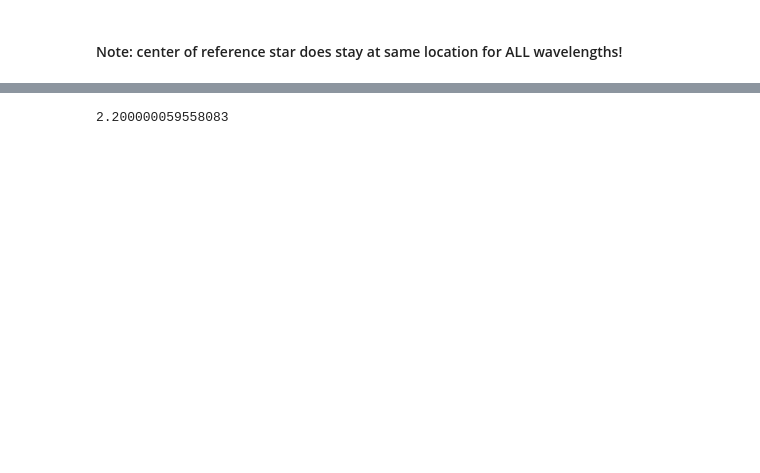
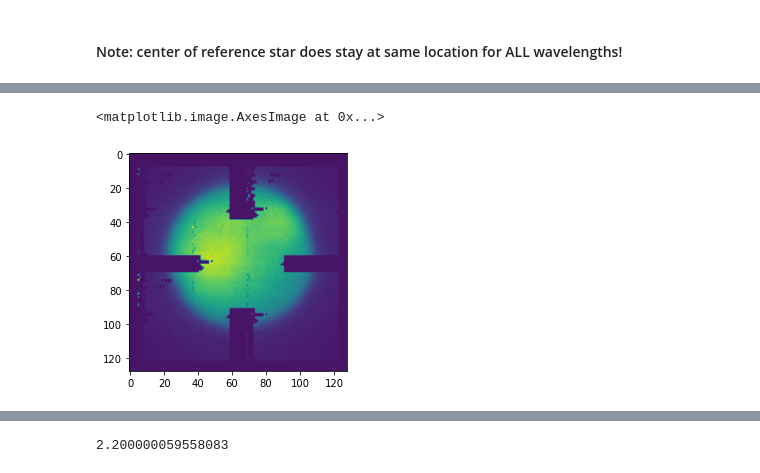
Before and after one commit to RyleighFitz/Europa_VLT_Reductions, a Jupyter notebook: Untitled1.ipynb, the cells around one changed output, grey strips where cells are left out. Drawn from its saved outputs; the diff is of its cells as text; code cells hidden in the pictures; blank space fills up the shorter version.

```diff
--- a/Untitled1.ipynb
+++ b/Untitled1.ipynb
@@ -317,0 +274,7 @@ for k in range(len(imgs[0].data)):
+# %%
+#Create combined cubes for All H&K band data
+
+combined_cubes = {}
+
+for key in tel_cor.keys():
+    combined_cubes[key] = create_combined_cube(tel_cor[key], masks[key])
@@ -317,0 +285,5 @@ for k in range(len(imgs[0].data)):
+# %%
+plt.imshow(combined_cubes['130'][2000].data)
+# %% [output]
+<matplotlib.image.AxesImage at 0x...>
+[figure, added]
```
Also changed, not shown: parts of 38 cells of this notebook.
